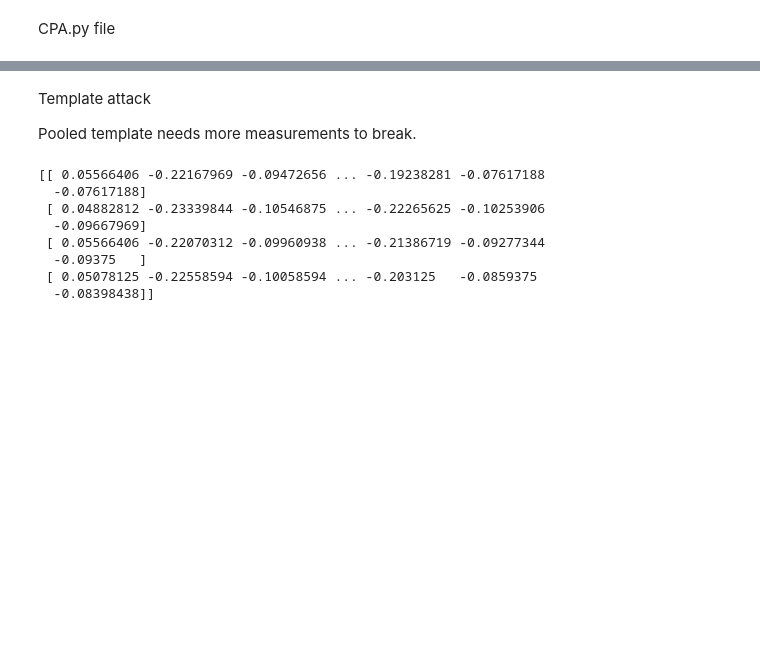
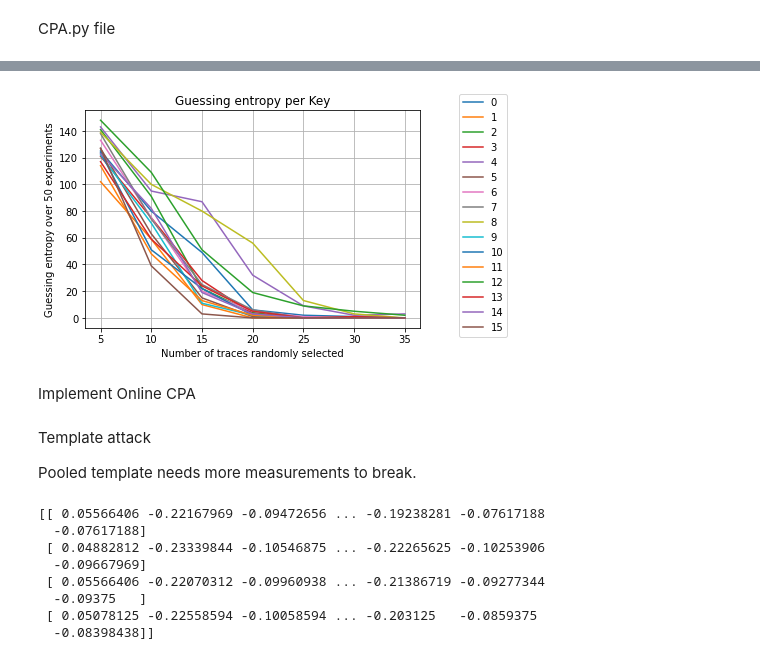
Before and after one commit to aalkaswan/Systems_Security, a Jupyter notebook: Lab_3_sca/lab3.ipynb, the cells around one changed output, grey strips where cells are left out. Cells and saved outputs as stored; diff of their text form; code cells hidden in the pictures; blank space fills up the shorter version.

```diff
--- a/Lab_3_sca/lab3.ipynb
+++ b/Lab_3_sca/lab3.ipynb
@@ -133,3 +285,18 @@ Implement Online CPA
+# %%
+import matplotlib.pyplot as plt
+for key in result_dict:
+    plt.plot(experiments, result_dict[key], label = key)
+plt.xlabel('Number of traces randomly selected')
+plt.ylabel('Guessing entropy over 50 experiments') #, rotation=0
+plt.title('Guessing entropy per Key')
+plt.legend(bbox_to_anchor=(1.1, 1.1))
+plt.grid()
+plt.show()
+# %% [output]
+[figure, added]
+# %% [markdown]
+
+Implement Online CPA
 # %% [markdown]
 Template attack
 
```
Also changed, not shown: parts of 4 cells of this notebook.
